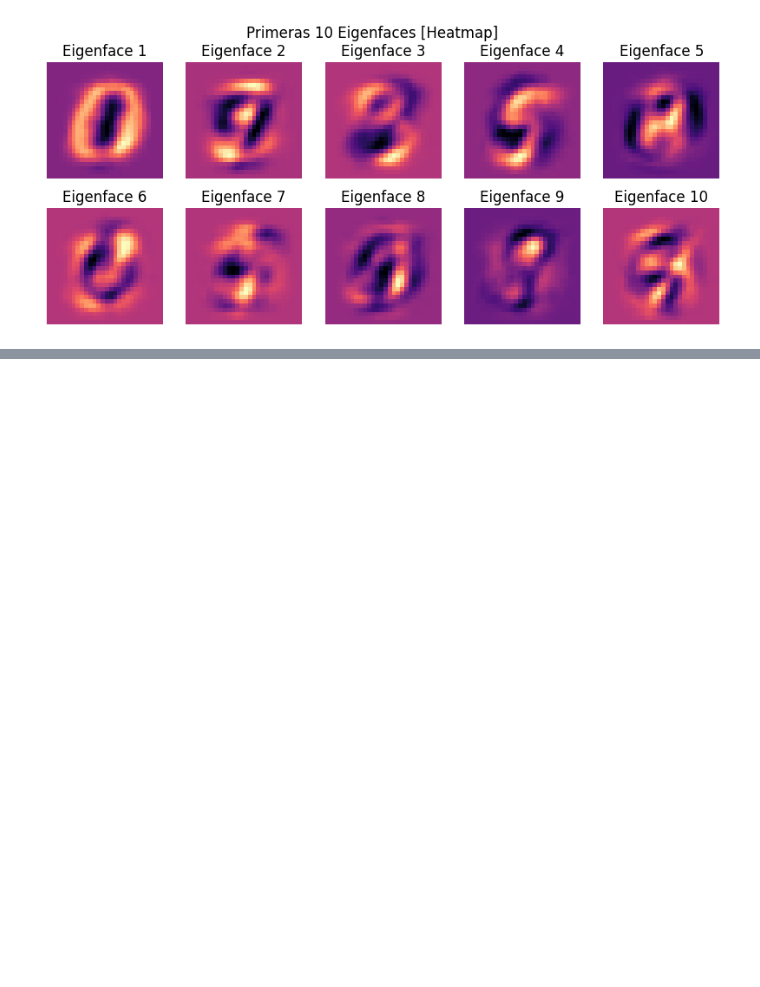
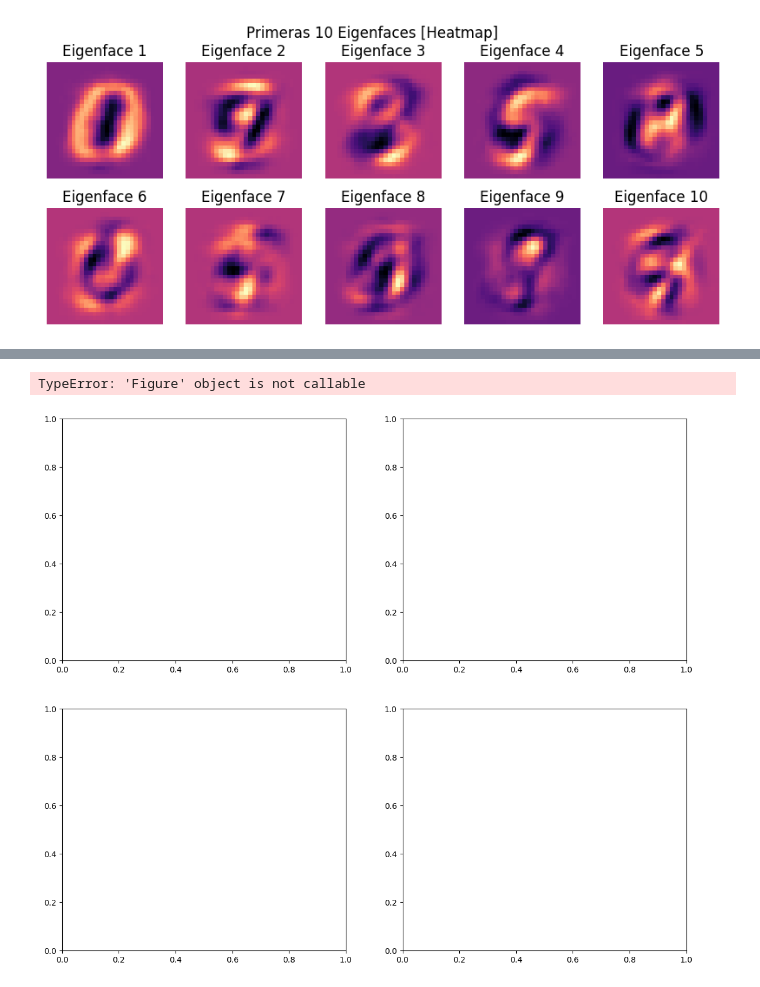
Before and after one commit to JuanJGalindo/ML-Theory, a Jupyter notebook: Tarea6/ReduccionDimension.ipynb, the cells around one changed output, grey strips where cells are left out. Drawn from its saved outputs; the diff is of its cells as text; code cells hidden in the pictures; blank space fills up the shorter version.

```diff
--- a/Tarea6/ReduccionDimension.ipynb
+++ b/Tarea6/ReduccionDimension.ipynb
@@ -721,0 +811,32 @@ plt.show()
+# %%
+# Clustering and Silhouette Coefficient
+fig, axes = plt.subplots(2, 2, figsize=(14, 12))
+axes = axes.ravel()
+
+results = {}
+for ax, (name, Xr) in zip(axes, methods.items()):
+  ax.scatter(Xr[:,0], Xr[:,1],c=y_train)
+  ax.set_title(f"{name} (Proyection with Original Labels)", fontsize=14)
+  ax.set_xlabel("Component 1")
+  ax.set_ylabel("Component 2")
+  ax.colorbar()
+  plt.show()
+
+  kmeans = kmeans_models[name]
+  labels = kmeans.fit_predict(Xr)
+  sil = silhouette_score(Xr, labels)
+  results[name] = sil
+  print(f"{name}: Coeficiente de Silueta = {sil:.4f}")
+
+# Comparative DataFrame
+display(pd.DataFrame.from_dict(results, orient='index', columns=['Coef. Silueta']))
+
+plt.figure(figsize=(8,5))
+plt.bar(results.keys(), results.values(), color='skyblue')
+plt.ylabel("Coeficiente de Silueta")
+plt.title("Comparación de Métodos de Reducción de Dimensión sobre MNIST (2D)")
+plt.xticks(rotation=30)
+plt.show()
+# %% [output]
+TypeError: 'Figure' object is not callable
+[figure, added]
```
Also changed, not shown: parts of 8 cells of this notebook.
